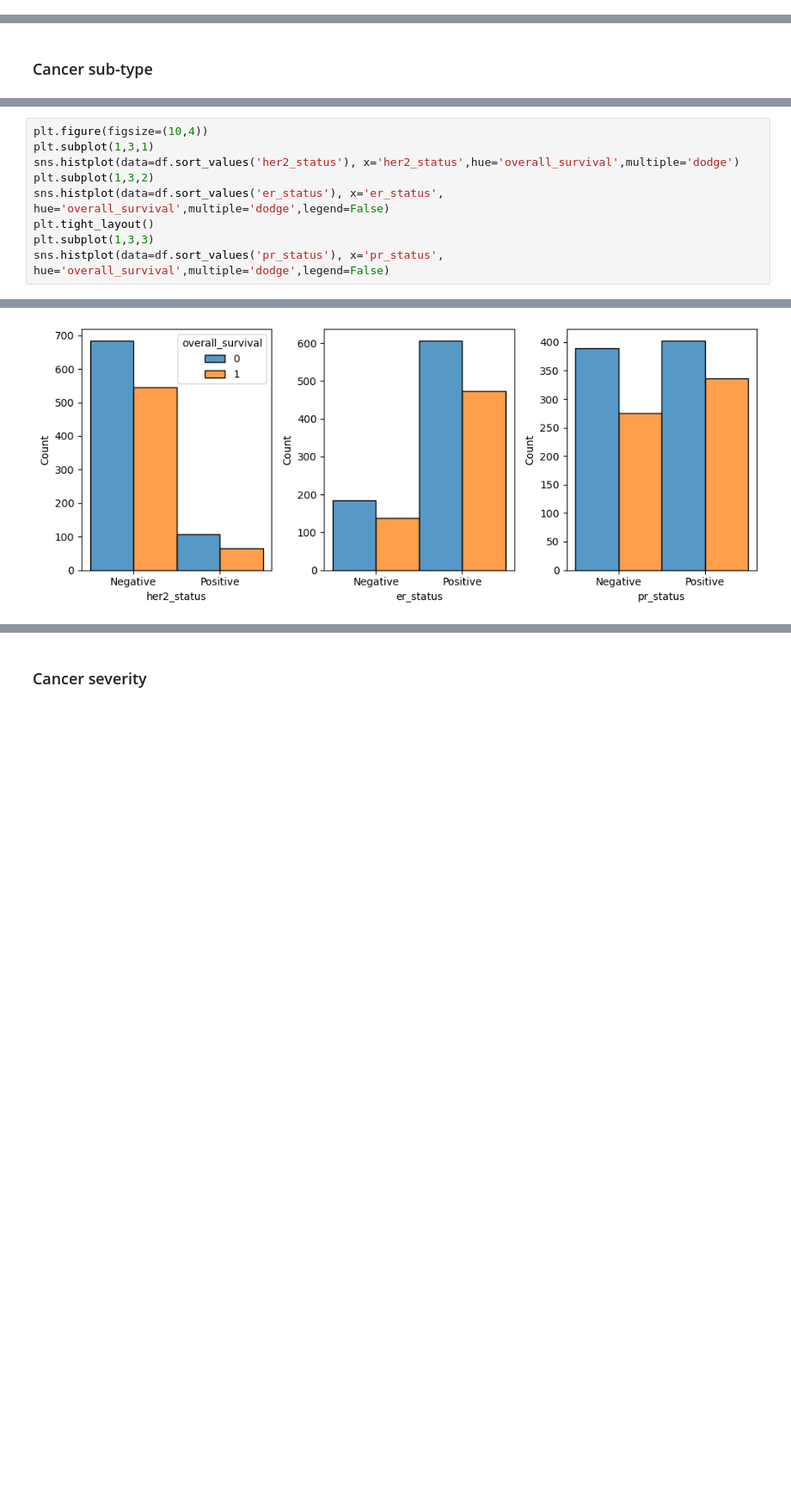
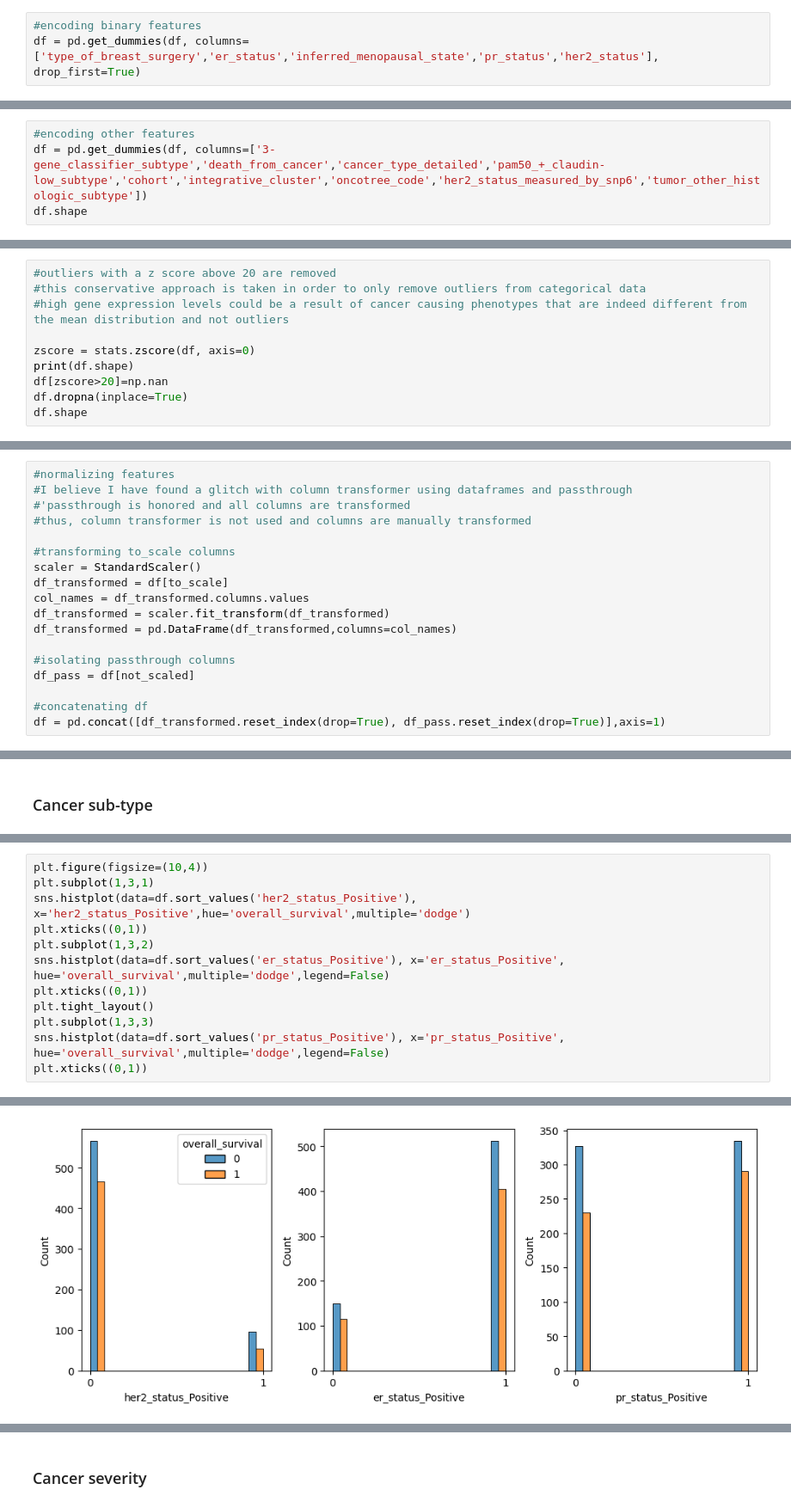
Before and after one commit to NinaCilliers/breast_cancer, a Jupyter notebook: breast_cancer.ipynb, the cells around one changed output, grey strips where cells are left out. Shown at 86% size. Saved outputs shown, nothing was run; the diff lists cells and outputs as text; blank space fills up the shorter version.

Commit message:
added classification section with metrics, finished data cleaning, and included prelim EDA

```diff
--- a/breast_cancer.ipynb
+++ b/breast_cancer.ipynb
@@ -126,0 +104,3 @@ sns.histplot(data=df, x='age_at_diagnosis',hue='overall_survival',kde=True, bins
+# %%
+#encoding binary features
+df = pd.get_dummies(df, columns=['type_of_breast_surgery','er_status','inferred_menopausal_state','pr_status','her2_status'], drop_first=True)
@@ -126,0 +118,4 @@ sns.histplot(data=df, x='age_at_diagnosis',hue='overall_survival',kde=True, bins
+# %%
+#encoding other features
+df = pd.get_dummies(df, columns=['3-gene_classifier_subtype','death_from_cancer','cancer_type_detailed','pam50_+_claudin-low_subtype','cohort','integrative_cluster','oncotree_code','her2_status_measured_by_snp6','tumor_other_histologic_subtype'])
+df.shape
@@ -126,0 +145,10 @@ sns.histplot(data=df, x='age_at_diagnosis',hue='overall_survival',kde=True, bins
+# %%
+#outliers with a z score above 20 are removed
+#this conservative approach is taken in order to only remove outliers from categorical data
+#high gene expression levels could be a result of cancer causing phenotypes that are indeed different from the mean distribution and not outliers
+
+zscore = stats.zscore(df, axis=0)
+print(df.shape)
+df[zscore>20]=np.nan
+df.dropna(inplace=True)
+df.shape
@@ -126,0 +164,18 @@ sns.histplot(data=df, x='age_at_diagnosis',hue='overall_survival',kde=True, bins
+# %%
+#normalizing features
+#I believe I have found a glitch with column transformer using dataframes and passthrough
+#'passthrough is honored and all columns are transformed
+#thus, column transformer is not used and columns are manually transformed
+
+#transforming to_scale columns
+scaler = StandardScaler()
+df_transformed = df[to_scale]
+col_names = df_transformed.columns.values
+df_transformed = scaler.fit_transform(df_transformed)
+df_transformed = pd.DataFrame(df_transformed,columns=col_names)
+
+#isolating passthrough columns
+df_pass = df[not_scaled]
+
+#concatenating df
+df = pd.concat([df_transformed.reset_index(drop=True), df_pass.reset_index(drop=True)],axis=1)
@@ -129,10 +236,13 @@ sns.histplot(data=df, x='age_at_diagnosis',hue='overall_survival',kde=True, bins
 # %%
 plt.figure(figsize=(10,4))
 plt.subplot(1,3,1)
-sns.histplot(data=df.sort_values('her2_status'), x='her2_status',hue='overall_survival',multiple='dodge')
+sns.histplot(data=df.sort_values('her2_status_Positive'), x='her2_status_Positive',hue='overall_survival',multiple='dodge')
+plt.xticks((0,1))
 plt.subplot(1,3,2)
-sns.histplot(data=df.sort_values('er_status'), x='er_status', hue='overall_survival',multiple='dodge',legend=False)
+sns.histplot(data=df.sort_values('er_status_Positive'), x='er_status_Positive', hue='overall_survival',multiple='dodge',legend=False)
+plt.xticks((0,1))
 plt.tight_layout()
 plt.subplot(1,3,3)
-sns.histplot(data=df.sort_values('pr_status'), x='pr_status', hue='overall_survival',multiple='dodge',legend=False)
+sns.histplot(data=df.sort_values('pr_status_Positive'), x='pr_status_Positive', hue='overall_survival',multiple='dodge',legend=False)
+plt.xticks((0,1))
 # %% [output]
@@ -140 +252 @@ sns.histplot(data=df.sort_values('pr_status'), x='pr_status', hue='overall_survi
-[figure, old version]
+[figure, new version]
```
Also changed, not shown: parts of 79 cells of this notebook.
